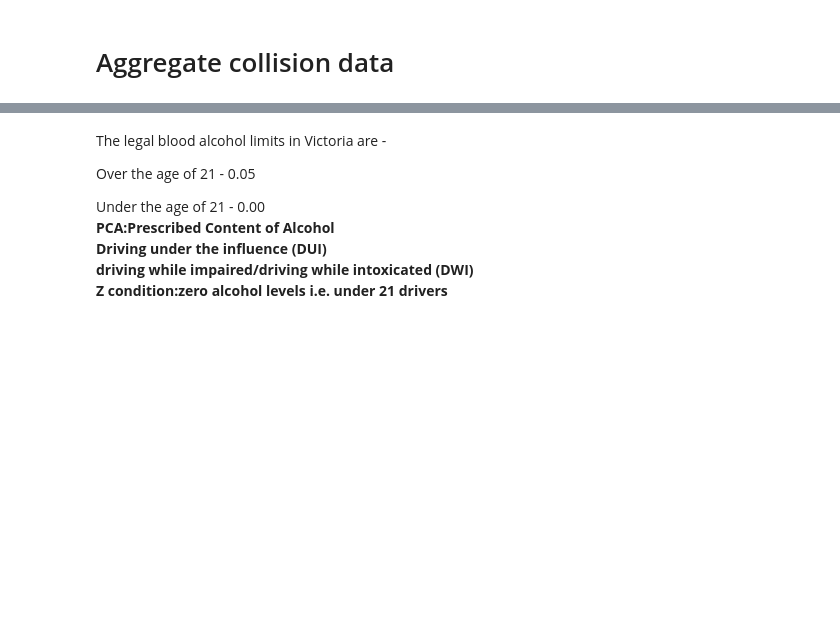
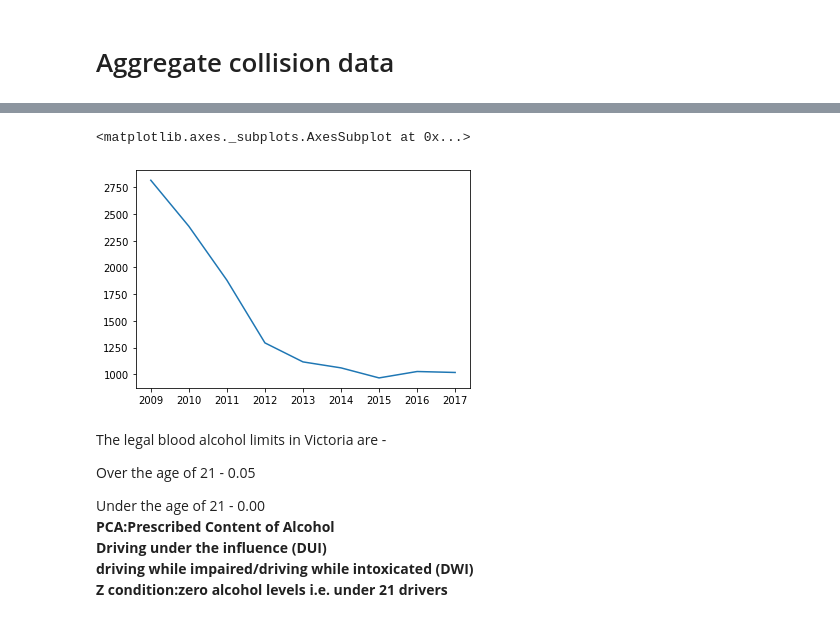
Before and after one commit to nizamphoenix/DrinkDrivingTrends, a Jupyter notebook: v2.0.ipynb, the cells around one changed output, grey strips where cells are left out. Cells and saved outputs as stored; diff of their text form; code cells hidden in the pictures; blank space fills up the shorter version.

```diff
--- a/v2.0.ipynb
+++ b/v2.0.ipynb
@@ -364,0 +343,6 @@ data shape AFTER filtering years: (198249, 14)
+# %%
+aggre_df.drop(aggre_df[aggre_df['person_bac_level_group']=='.'].index,inplace=True)
+aggre_df.drop(aggre_df[aggre_df['person_bac_level_group']=='0-.02    '].index,inplace=True)
+aggre_df.drop(aggre_df[(aggre_df['person gender']!='Female') & (aggre_df['person gender']!='Male')].index,inplace=True)
+
+print("shape after filtering BAC:",aggre_df.shape)
@@ -428,3 +581,19 @@ ebt_df_alcohol=ebt_df[(ebt_df['offence type'] == "'Z' Condition (0.00)")|(ebt_df
+# %%
+aggre_collisions = []
+years = [2009,2010,2011,2012,2013,2014,2015,2016,2017]
+aggre_collisions.append(len(aggre_2009))
+aggre_collisions.append(len(aggre_2010))
+aggre_collisions.append(len(aggre_2011))
+aggre_collisions.append(len(aggre_2012))
+aggre_collisions.append(len(aggre_2013))
+aggre_collisions.append(len(aggre_2014))
+aggre_collisions.append(len(aggre_2015))
+aggre_collisions.append(len(aggre_2016))
+aggre_collisions.append(len(aggre_2017))
+sns.lineplot(x=years,y=aggre_collisions)
+# %% [output]
+<matplotlib.axes._subplots.AxesSubplot at 0x...>
+[figure, added]
 # %% [markdown]
 The legal blood alcohol limits in Victoria are -
 
```
Also changed, not shown: parts of 80 cells of this notebook.
